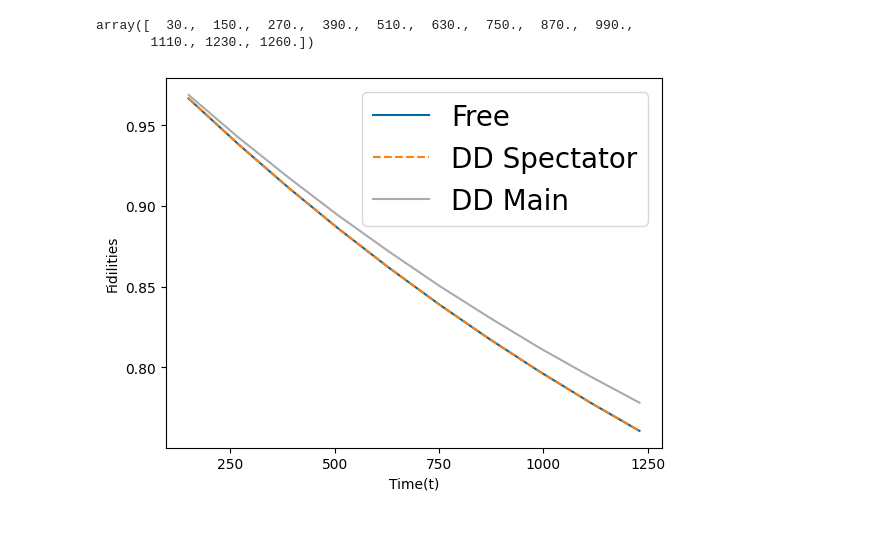
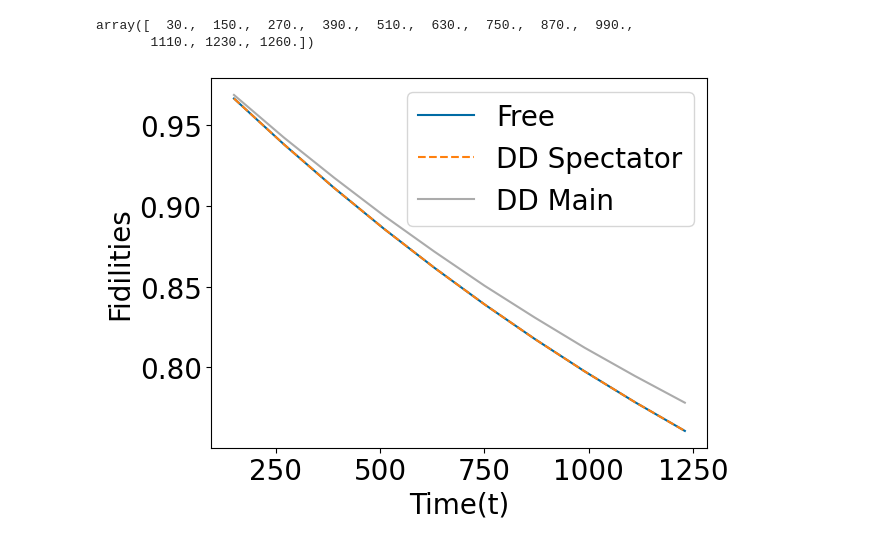
Before and after one commit to Manvi-Agrawal/Lab-ScQubits, a Jupyter notebook: repro/results/redfield/lima/py_h5.ipynb, the cells around one changed output. Drawn from its saved outputs; the diff is of its cells as text; code cells hidden in the pictures.

Commit message:
improve plots

```diff
--- a/repro/results/redfield/lima/py_h5.ipynb
+++ b/repro/results/redfield/lima/py_h5.ipynb
@@ -36,18 +36,20 @@ array([  30.,  150.,  270.,  390.,  510.,  630.,  750.,  870.,  990.,
 # %%
 import matplotlib.pyplot as plt
 plt.style.use('tableau-colorblind10')
 
 fig, ax = plt.subplots()
 
 plt.rcParams.update({'font.size': 20})
+plt.xticks(fontsize=20)
+plt.yticks(fontsize=20)
 
 # fig, ax = plt.subplots()
 ax.plot(tp[1:-1], fp, label='Free')
 ax.plot(tds[1:-1], fds, linestyle="dashed", label='DD Spectator')
 ax.plot(tdm[1:-1], fdm, label='DD Main')
 ax.set_xlabel('Time(t)')
 ax.set_ylabel('Fidilities')
 ax.legend()
 plt.show()
 # %% [output]
-[figure, old version]
+[figure, new version]
```
Also changed, not shown: 1 other file.
